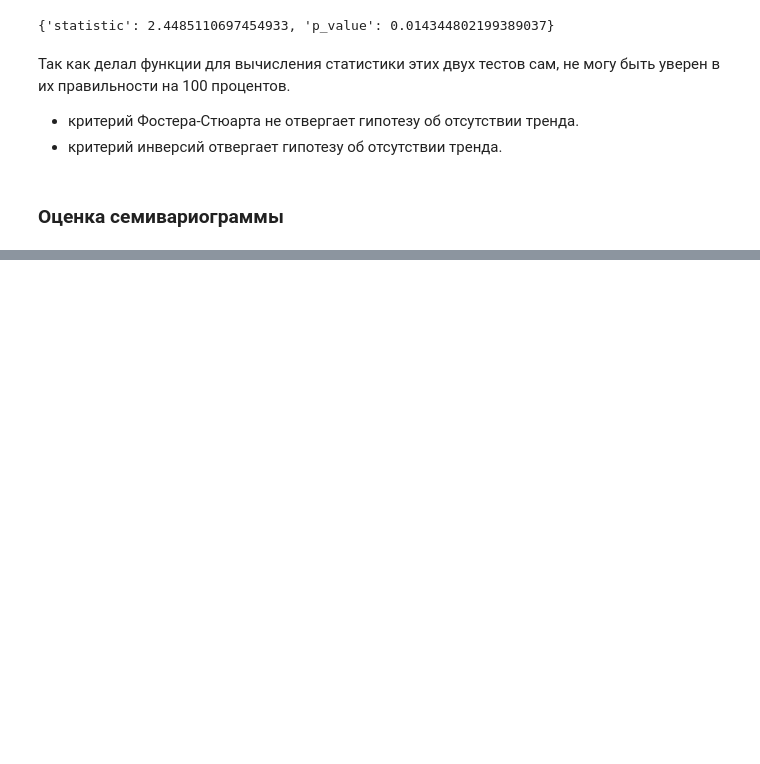
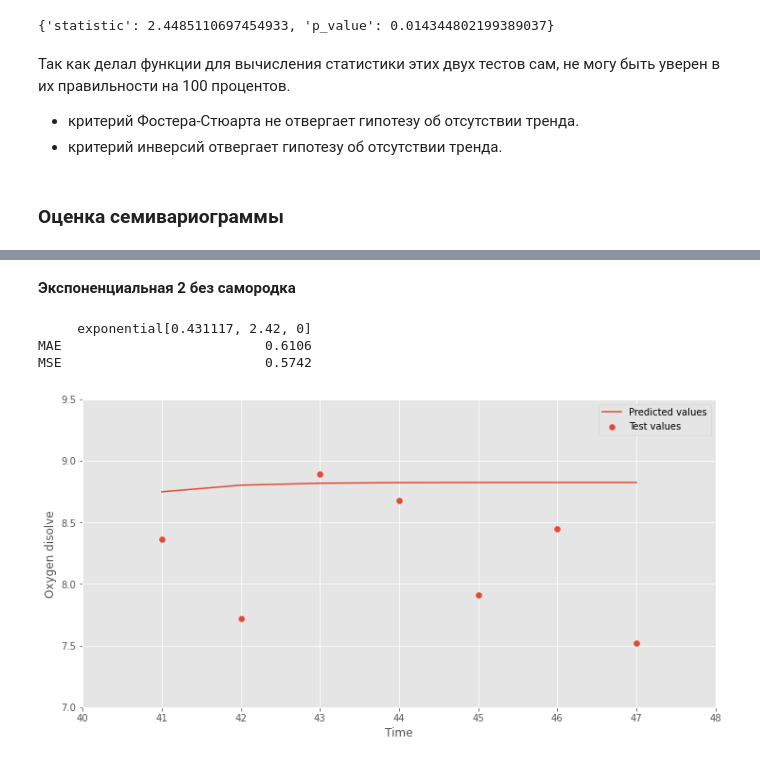
Before and after one commit to nktrn/oxygen_dissolve, a Jupyter notebook: Course work.ipynb, the cells around one changed output, grey strips where cells are left out. Saved outputs shown, nothing was run; the diff lists cells and outputs as text; code cells hidden in the pictures; blank space fills up the shorter version.

```diff
--- a/Course work.ipynb
+++ b/Course work.ipynb
@@ -376,0 +451,10 @@ models_view(variogram_models)
+# %% [markdown]
+**Экспоненциальная 2 без самородка**
+# %%
+krigin(X_train, y_train, X_test, y_test,
+       'exponential', {'sill': 0.431117, 'range': 2.42, 'nugget': 0})
+# %% [output]
+     exponential[0.431117, 2.42, 0]
+MAE                          0.6106
+MSE                          0.5742
+[figure, added]
```
Also changed, not shown: parts of 51 cells of this notebook.
